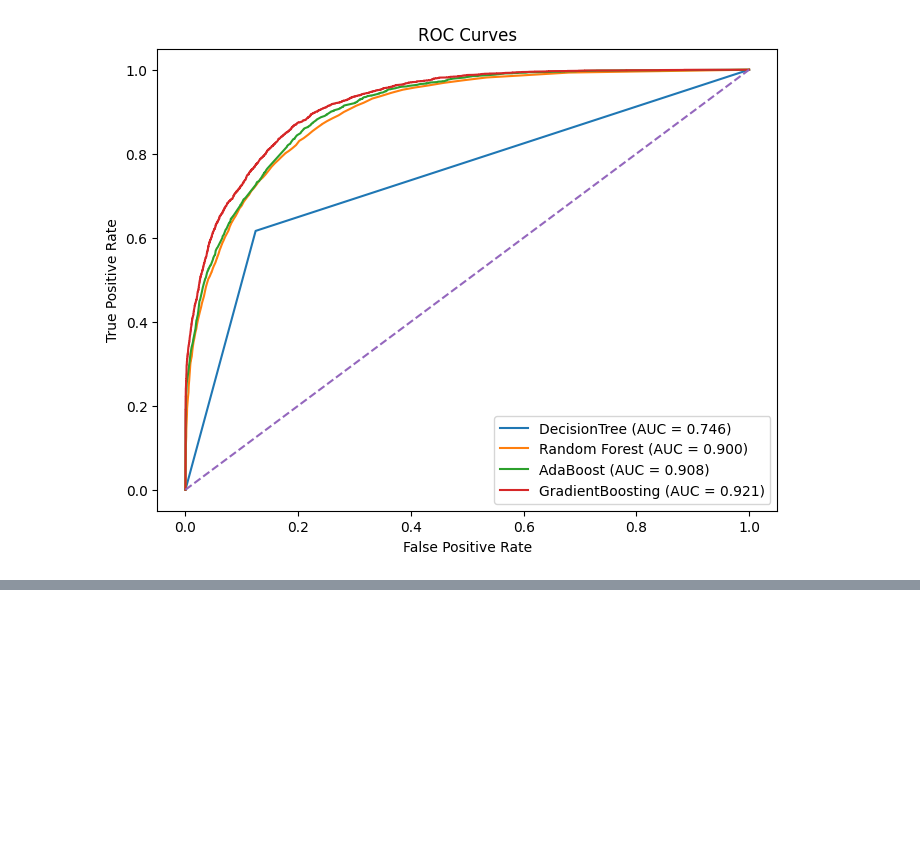
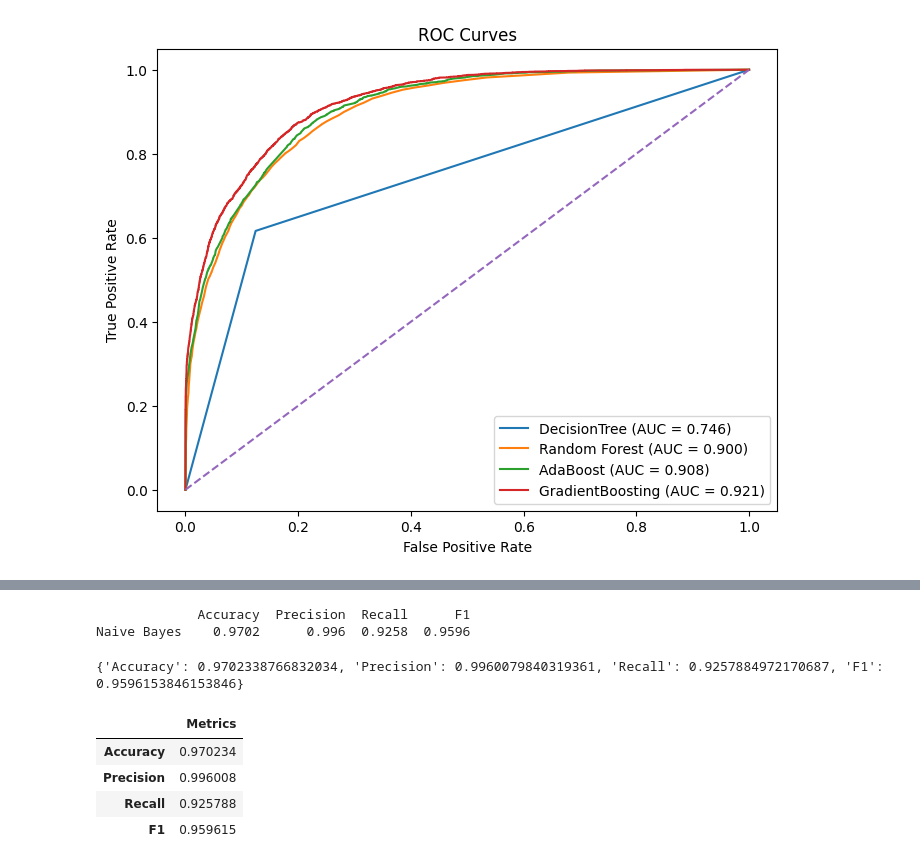
Before and after one commit to abby-stevenson/GradeOptimiser, a Jupyter notebook: homework4/ml_hw4.ipynb, the cells around one changed output, grey strips where cells are left out. Saved outputs shown, nothing was run; the diff lists cells and outputs as text; code cells hidden in the pictures; blank space fills up the shorter version.

```diff
--- a/homework4/ml_hw4.ipynb
+++ b/homework4/ml_hw4.ipynb
@@ -458,0 +580,58 @@ plt.show()
+# %%
+"""QUESTION 4C"""
+nb_metrics = {
+    "Accuracy": accuracy_score(y_test, y_pred),
+    "Precision": precision_score(y_test, y_pred),
+    "Recall": recall_score(y_test, y_pred),
+    "F1": f1_score(y_test, y_pred)
+}
+
+df_nb = pd.DataFrame(nb_metrics, index=["Naive Bayes"]).round(4)
+print(df_nb)
+# %% [output]
+             Accuracy  Precision  Recall      F1
+Naive Bayes    0.9702      0.996  0.9258  0.9596
+# %%
+"""QUESTION 4D"""
+from sklearn.preprocessing import OrdinalEncoder
+from sklearn.naive_bayes import CategoricalNB
+
+categorical_cols = X_train.select_dtypes(include=["object"]).columns
+numerical_cols = X_train.select_dtypes(exclude=["object"]).columns
+
+encoder = OrdinalEncoder()
+
+X_train_nb = X_train.copy()
+X_test_nb = X_test.copy()
+
+X_train_nb[categorical_cols] = encoder.fit_transform(X_train[categorical_cols])
+X_test_nb[categorical_cols] = encoder.transform(X_test[categorical_cols])
+
+# Everything is Numeric..
+X_train_nb = X_train_nb.astype(int)
+X_test_nb = X_test_nb.astype(int)
+
+nb_model = CategoricalNB()
+nb_model.fit(X_train_nb, y_train)
+
+y_pred_nb = nb_model.predict(X_test_nb)
+y_prob_nb = nb_model.predict_proba(X_test_nb)[:, 1]
+
+nb_metrics_sklearn = {
+    "Accuracy": accuracy_score(y_test, y_pred_nb),
+    "Precision": precision_score(y_test, y_pred_nb),
+    "Recall": recall_score(y_test, y_pred_nb),
+    "F1": f1_score(y_test, y_pred_nb)
+}
+print(nb_metrics_sklearn)
+df_nb_library = pd.DataFrame({
+    "Metrics": nb_metrics_sklearn,
+})
+df_nb_library
+# %% [output]
+{'Accuracy': 0.9702338766832034, 'Precision': 0.9960079840319361, 'Recall': 0.9257884972170687, 'F1': 0.9596153846153846}
+|  | Metrics |
+| Accuracy | 0.970234 |
+| Precision | 0.996008 |
+| Recall | 0.925788 |
+| F1 | 0.959615 |
```
Also changed, not shown: parts of 4 cells of this notebook.
